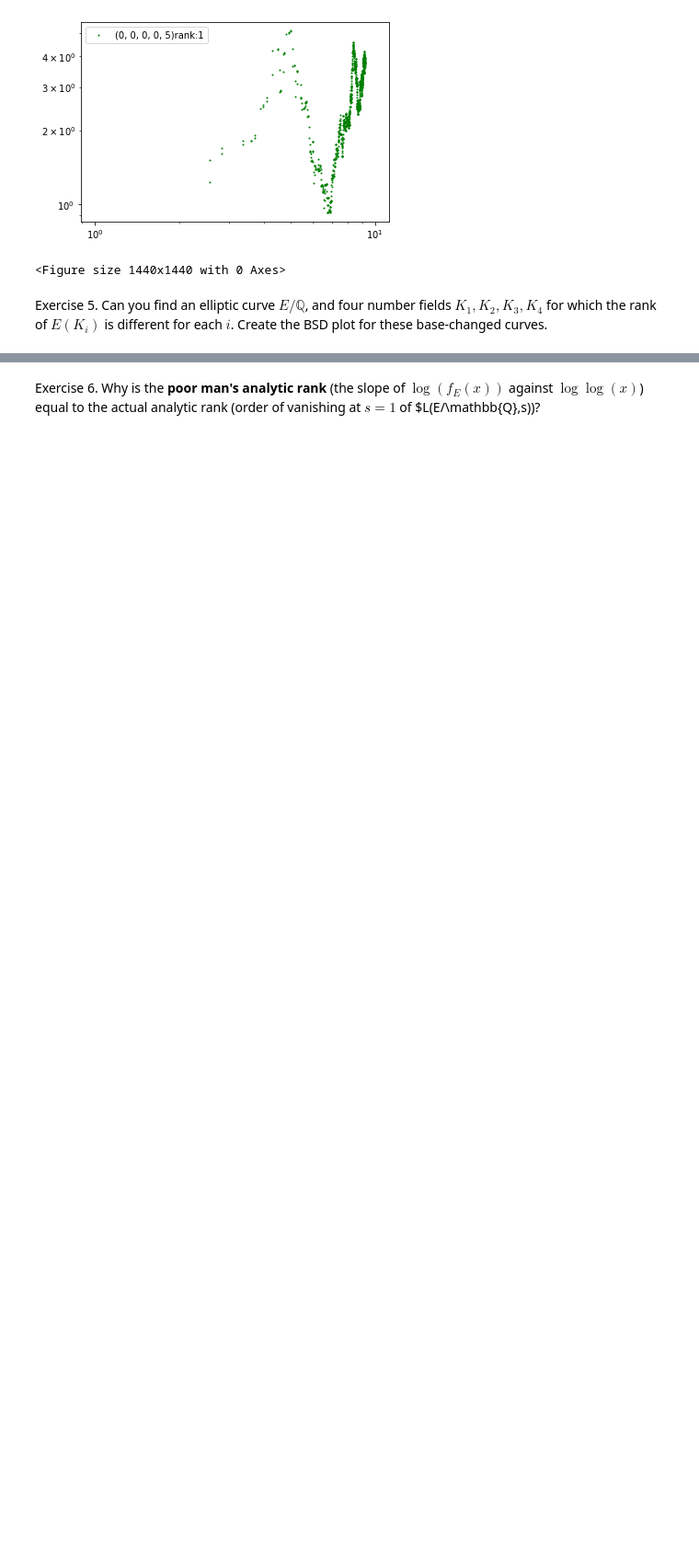
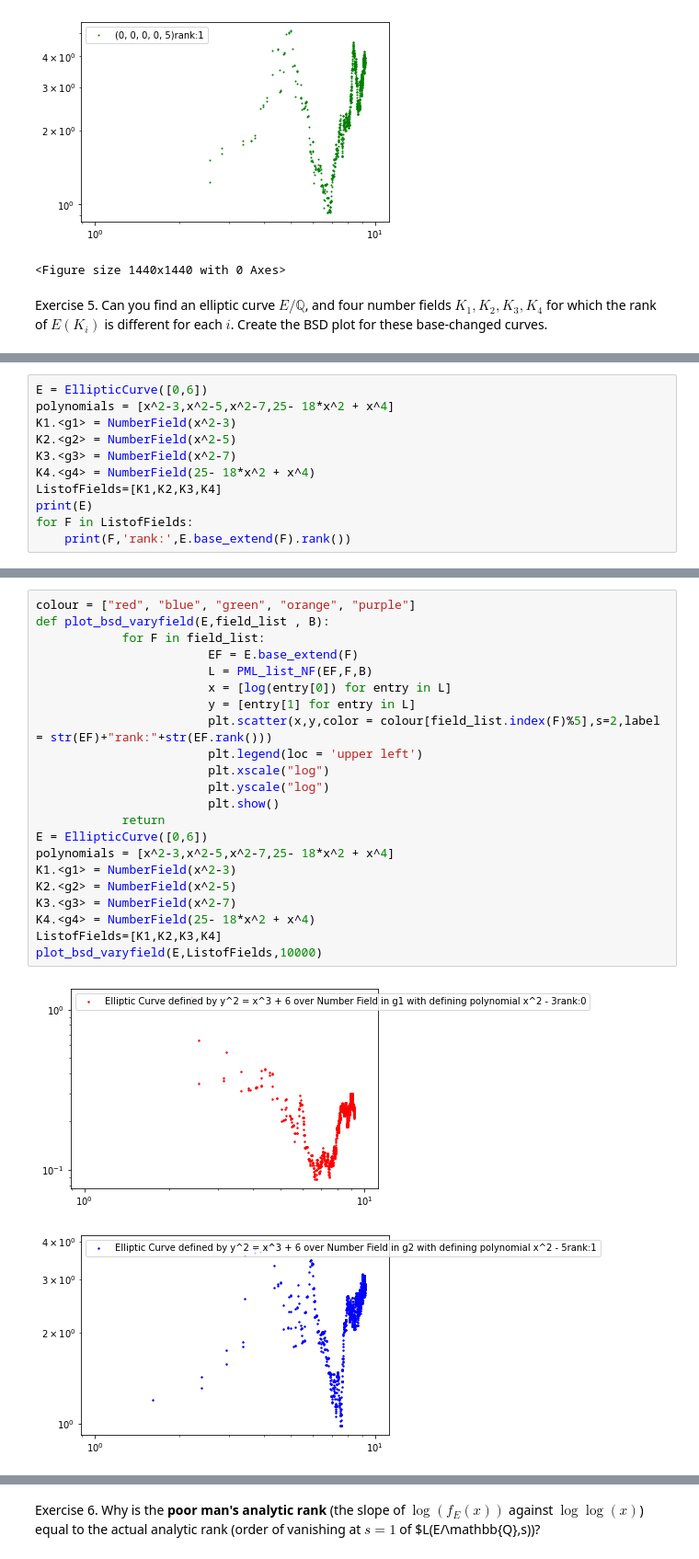
Before and after one commit to Rusti1/computational_nt, a Jupyter notebook: case_studies/bsd_experiments/day_2_exercises.ipynb, the cells around one changed output, grey strips where cells are left out. Shown: that part at 92% size. Drawn from its saved outputs; the diff is of its cells as text; blank space fills up the shorter version.

```diff
--- a/case_studies/bsd_experiments/day_2_exercises.ipynb
+++ b/case_studies/bsd_experiments/day_2_exercises.ipynb
@@ -124,0 +93,11 @@ rootxrank(E,polys)
+# %%
+E = EllipticCurve([0,6])
+polynomials = [x^2-3,x^2-5,x^2-7,25- 18*x^2 + x^4]
+K1.<g1> = NumberField(x^2-3)
+K2.<g2> = NumberField(x^2-5)
+K3.<g3> = NumberField(x^2-7)
+K4.<g4> = NumberField(25- 18*x^2 + x^4)
+ListofFields=[K1,K2,K3,K4]
+print(E)
+for F in ListofFields:
+    print(F,'rank:',E.base_extend(F).rank())
@@ -124,0 +110,25 @@ rootxrank(E,polys)
+# %%
+colour = ["red", "blue", "green", "orange", "purple"]
+def plot_bsd_varyfield(E,field_list , B):
+            for F in field_list:
+                        EF = E.base_extend(F)
+                        L = PML_list_NF(EF,F,B)
+                        x = [log(entry[0]) for entry in L]
+                        y = [entry[1] for entry in L]
+                        plt.scatter(x,y,color = colour[field_list.index(F)%5],s=2,label = str(EF)+"rank:"+str(EF.rank()))
+                        plt.legend(loc = 'upper left')
+                        plt.xscale("log")
+                        plt.yscale("log")
+                        plt.show()
+            return
+E = EllipticCurve([0,6])
+polynomials = [x^2-3,x^2-5,x^2-7,25- 18*x^2 + x^4]
+K1.<g1> = NumberField(x^2-3)
+K2.<g2> = NumberField(x^2-5)
+K3.<g3> = NumberField(x^2-7)
+K4.<g4> = NumberField(25- 18*x^2 + x^4)
+ListofFields=[K1,K2,K3,K4]
+plot_bsd_varyfield(E,ListofFields,10000)
+# %% [output]
+[figure, added]
+[figure, added]
```
Also changed, not shown: parts of 7 cells of this notebook.
